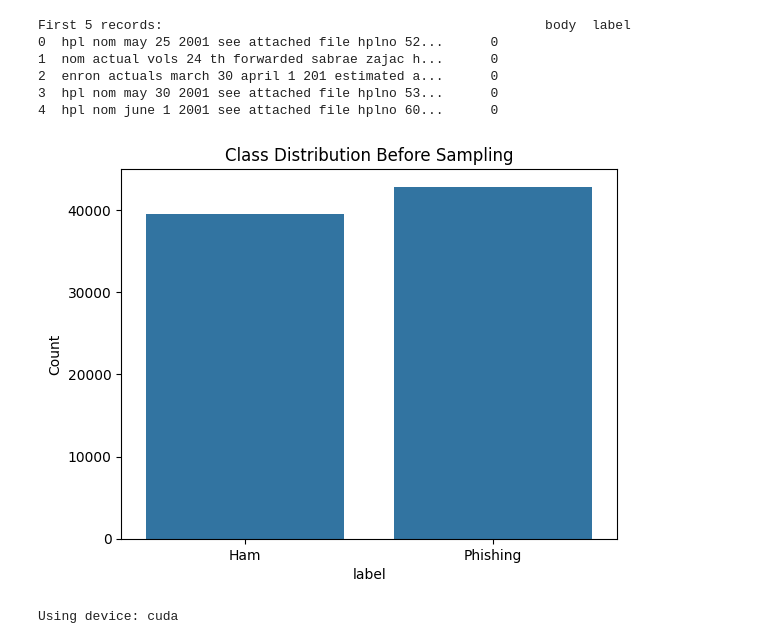
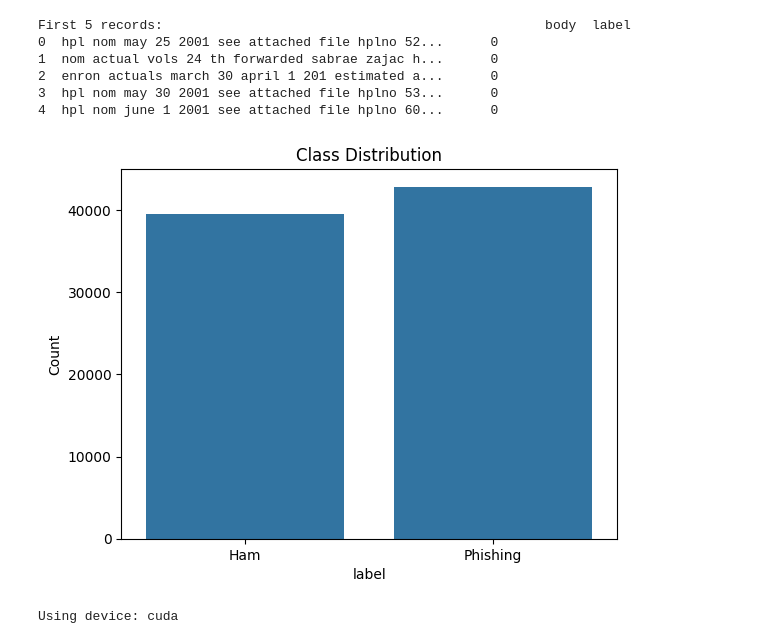
Before and after one commit to sainadth/Phishing-Email-Detection, a Jupyter notebook: Phishing.ipynb, the cells around one changed output. Drawn from its saved outputs; the diff is of its cells as text; code cells hidden in the pictures.

```diff
--- a/Phishing.ipynb
+++ b/Phishing.ipynb
@@ -35,6 +37,7 @@ df = kagglehub.load_dataset(
   # sql_query or pandas_kwargs. See the
   # documenation for more information:
   # https://github.com/Kaggle/kagglehub/blob/main/README.md#kaggledatasetadapterpandas
+  pandas_kwargs={"encoding": "ISO-8859-1"}
 )
 
 # Rename columns to match expected names
@@ -78,11 +81,11 @@ data = data[data['body'].str.len() > 20]
 # %%
 # Visualize label distribution
 label_counts = data['label'].value_counts()
 sns.barplot(x=label_counts.index, y=label_counts.values)
-plt.title("Class Distribution Before Sampling")
+plt.title("Class Distribution")
 plt.xticks([0, 1], ['Ham', 'Phishing'])
 plt.ylabel("Count")
 plt.savefig("label_distribution_before_sampling.png")
 plt.show()
 # %% [output]
-[figure, old version]
+[figure, new version]
```
Also changed, not shown: parts of 10 cells of this notebook.
